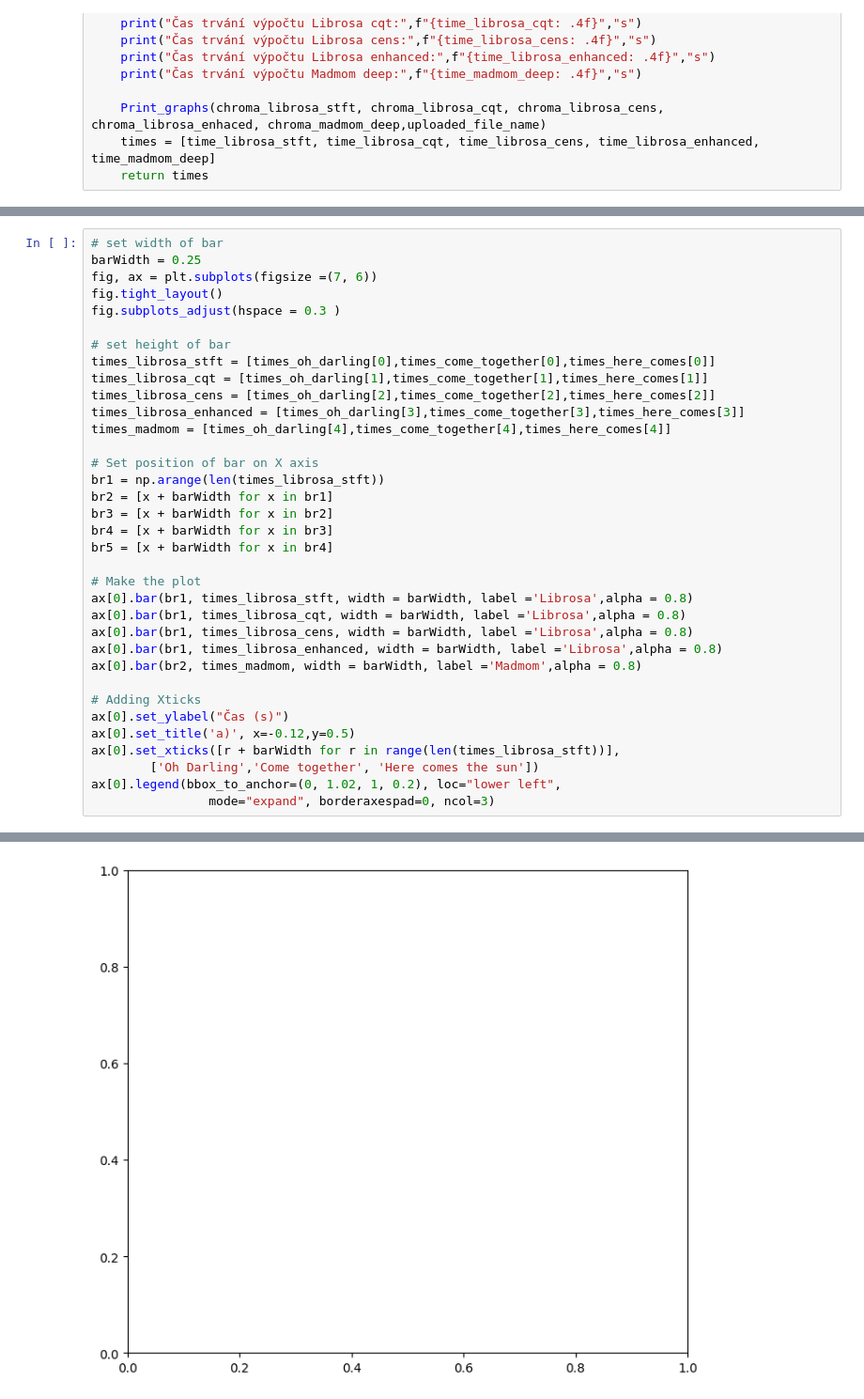
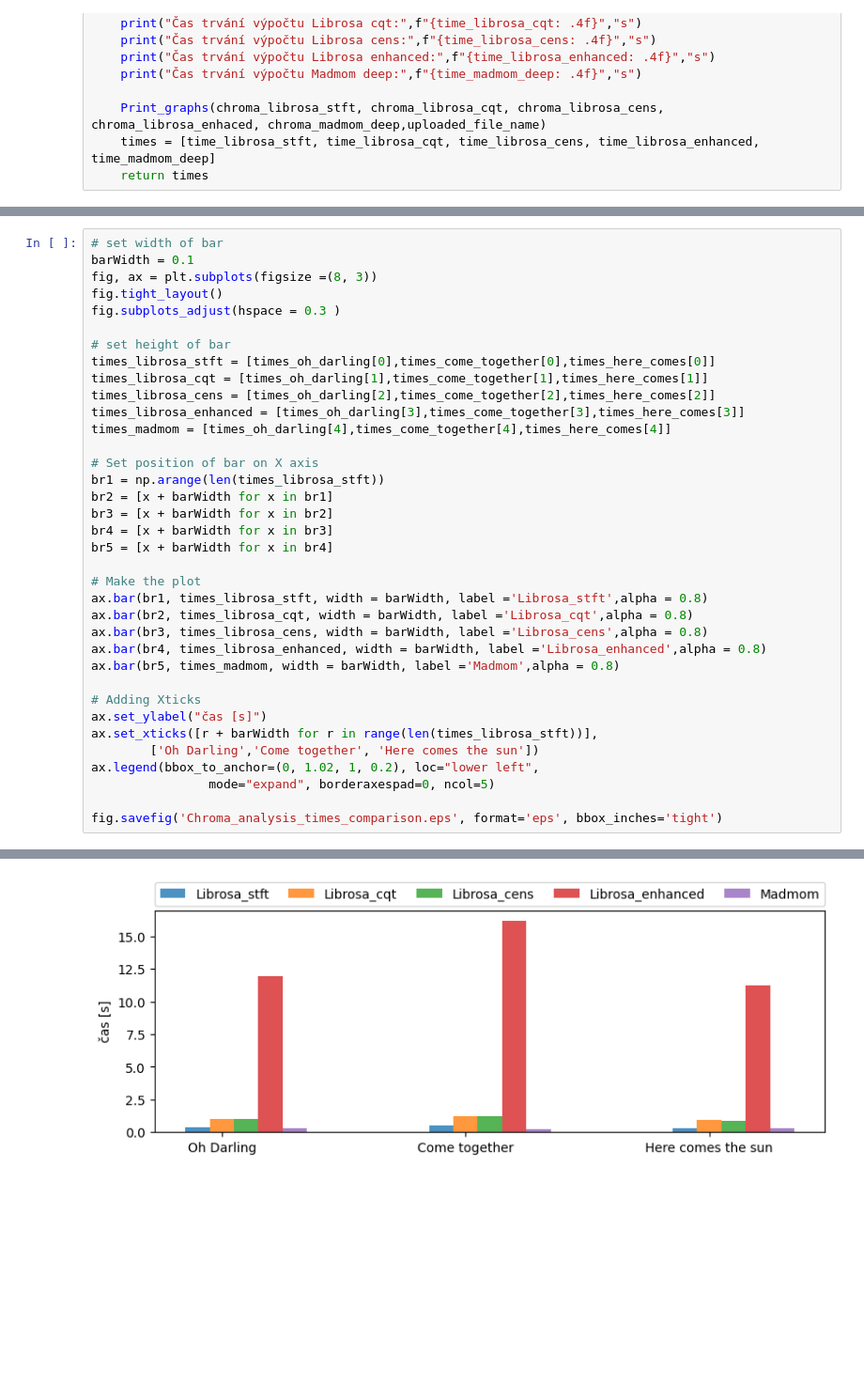
Before and after one commit to VikinnCz/Diplomova_prace_reseni, a Jupyter notebook: Chroma_vectors_comparison.ipynb, the cells around one changed output, grey strips where cells are left out. Shown at 94% size. Saved outputs shown, nothing was run; the diff lists cells and outputs as text; blank space fills up the shorter version.

Commit message:
Update: graphs correction

```diff
--- a/Chroma_vectors_comparison.ipynb
+++ b/Chroma_vectors_comparison.ipynb
@@ -205,7 +206,7 @@ Chromavectors_analyse(uploaded_file_name)
 # %%
 # set width of bar
-barWidth = 0.25
-fig, ax = plt.subplots(figsize =(7, 6))
+barWidth = 0.1
+fig, ax = plt.subplots(figsize =(8, 3))
 fig.tight_layout()
 fig.subplots_adjust(hspace = 0.3 )
 
@@ -224,17 +225,18 @@ br4 = [x + barWidth for x in br3]
 br5 = [x + barWidth for x in br4]
 
 # Make the plot
-ax[0].bar(br1, times_librosa_stft, width = barWidth, label ='Librosa',alpha = 0.8)
-ax[0].bar(br1, times_librosa_cqt, width = barWidth, label ='Librosa',alpha = 0.8)
-ax[0].bar(br1, times_librosa_cens, width = barWidth, label ='Librosa',alpha = 0.8)
-ax[0].bar(br1, times_librosa_enhanced, width = barWidth, label ='Librosa',alpha = 0.8)
-ax[0].bar(br2, times_madmom, width = barWidth, label ='Madmom',alpha = 0.8)
+ax.bar(br1, times_librosa_stft, width = barWidth, label ='Librosa_stft',alpha = 0.8)
+ax.bar(br2, times_librosa_cqt, width = barWidth, label ='Librosa_cqt',alpha = 0.8)
+ax.bar(br3, times_librosa_cens, width = barWidth, label ='Librosa_cens',alpha = 0.8)
+ax.bar(br4, times_librosa_enhanced, width = barWidth, label ='Librosa_enhanced',alpha = 0.8)
+ax.bar(br5, times_madmom, width = barWidth, label ='Madmom',alpha = 0.8)
 
 # Adding Xticks
-ax[0].set_ylabel("Čas (s)")
-ax[0].set_title('a)', x=-0.12,y=0.5)
-ax[0].set_xticks([r + barWidth for r in range(len(times_librosa_stft))],
+ax.set_ylabel("čas [s]")
+ax.set_xticks([r + barWidth for r in range(len(times_librosa_stft))],
         ['Oh Darling','Come together', 'Here comes the sun'])
-ax[0].legend(bbox_to_anchor=(0, 1.02, 1, 0.2), loc="lower left",
-                mode="expand", borderaxespad=0, ncol=3)
+ax.legend(bbox_to_anchor=(0, 1.02, 1, 0.2), loc="lower left",
+                mode="expand", borderaxespad=0, ncol=5)
+
+fig.savefig('Chroma_analysis_times_comparison.eps', format='eps', bbox_inches='tight')
 # %% [output]
@@ -242 +244 @@ TypeError: 'Axes' object is not subscriptable
-[figure, old version]
+[figure, new version]
```
Also changed, not shown: parts of 6 cells of this notebook, 1 other file.
